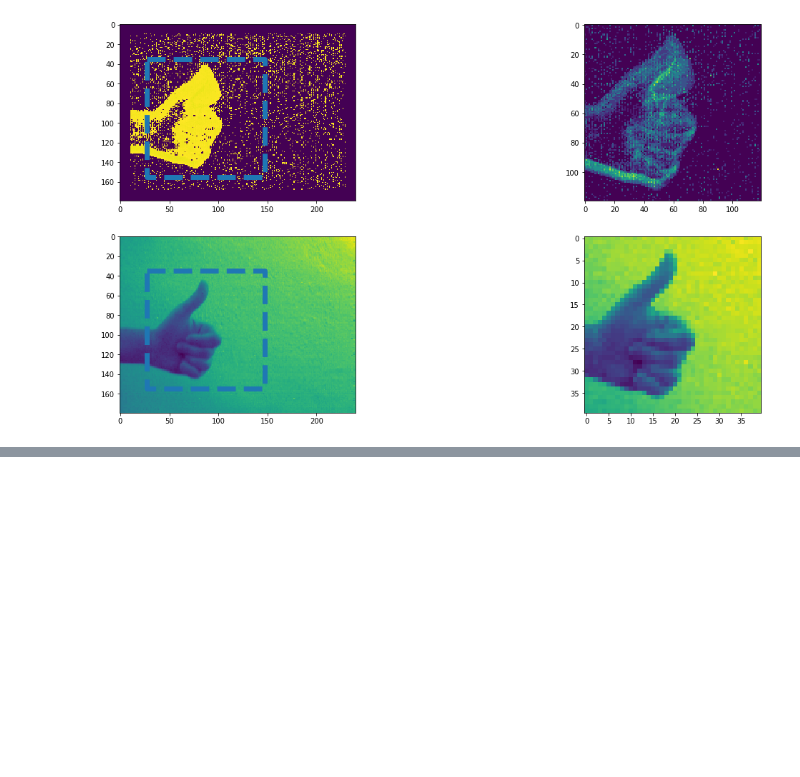
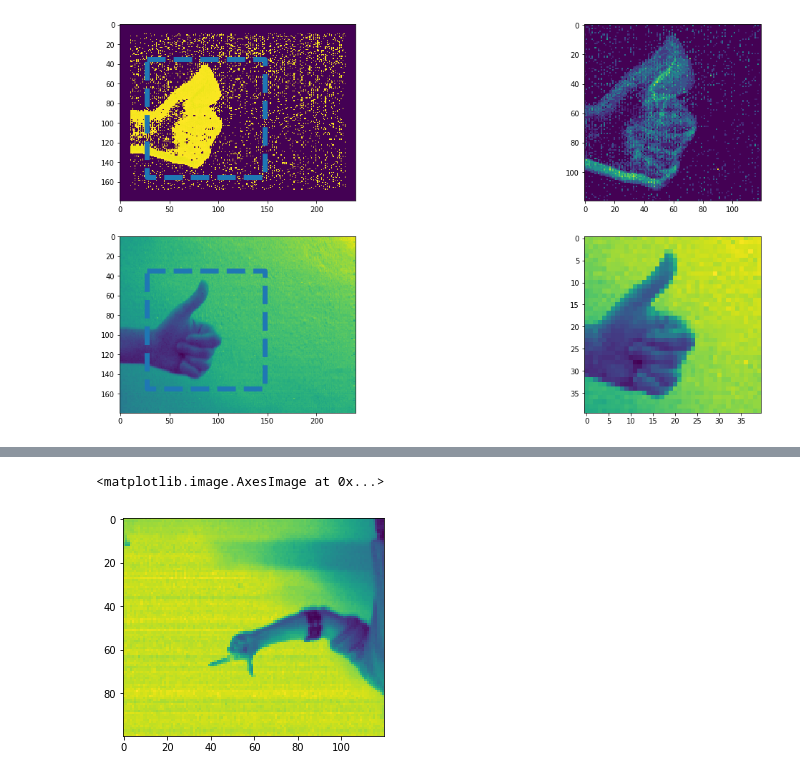
Before and after one commit to Enny1991/dvs_emg_fusion, a Jupyter notebook: DAVIS_Frames.ipynb, the cells around one changed output, grey strips where cells are left out. Saved outputs shown, nothing was run; the diff lists cells and outputs as text; code cells hidden in the pictures; blank space fills up the shorter version.

```diff
--- a/HOG_DAVIS_Frames.ipynb
+++ b/DAVIS_Frames.ipynb
@@ -482 +433,6 @@ plt.plot(davis_times)
+# %%
+plt.imshow(davis_frames[24])
+# %% [output]
+<matplotlib.image.AxesImage at 0x...>
+[figure, added]
 # %%
```
Also changed, not shown: parts of 11 cells of this notebook, 6 other files.
